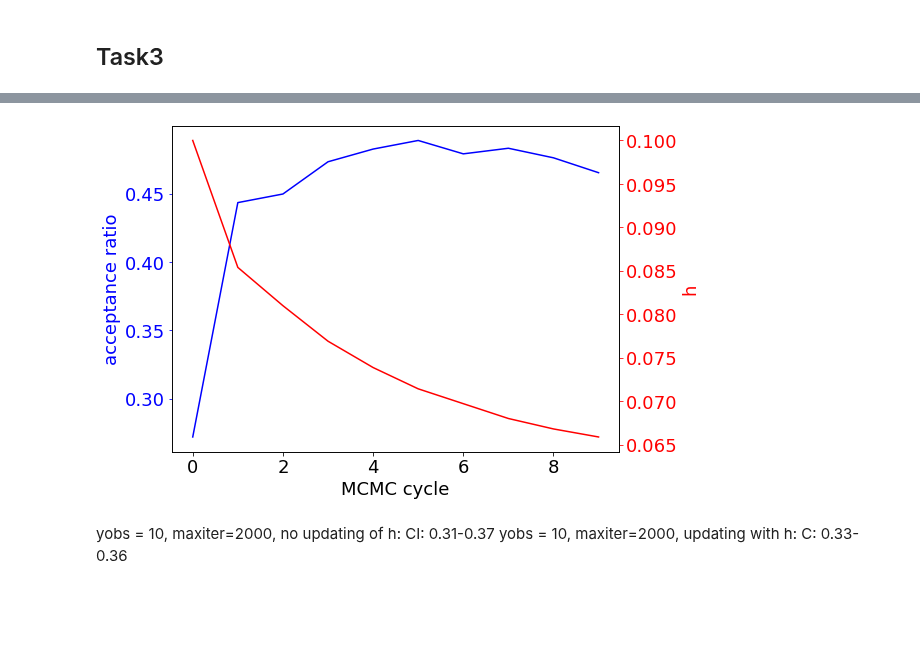
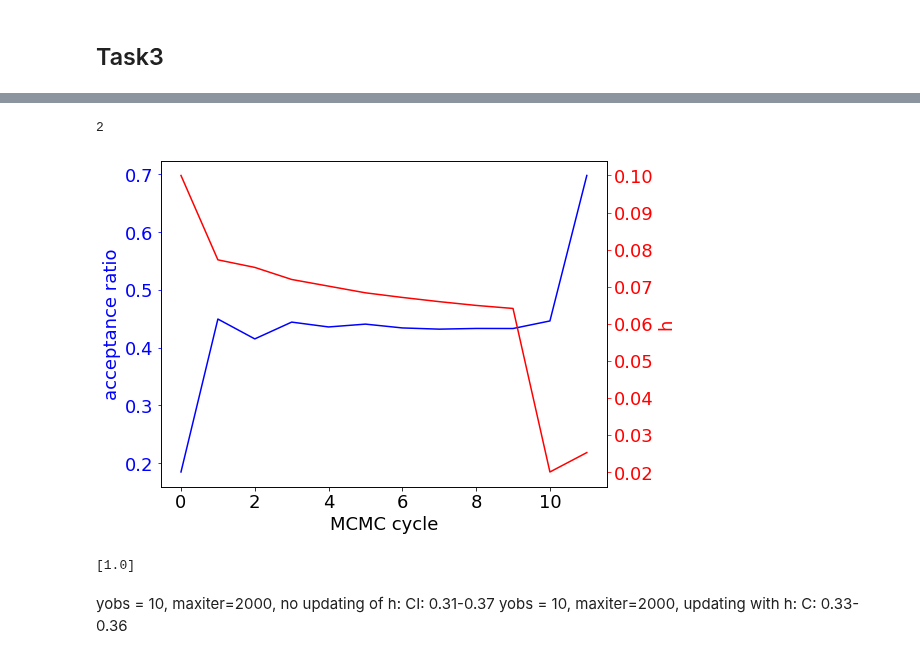
Before and after one commit to elindgren/asam_projects, a Jupyter notebook: Project3/project3_galton_board.ipynb, the cells around one changed output, grey strips where cells are left out. Cells and saved outputs as stored; diff of their text form; code cells hidden in the pictures; blank space fills up the shorter version.

Commit message:
Rework multiple data

```diff
--- a/Project3/project3_galton_board.ipynb
+++ b/Project3/project3_galton_board.ipynb
@@ -467,7 +459,7 @@ y_obs,_ = gen_data(nData, alpha = 0.2)
 def plot_posterior(ax, alpha, label, iteration, cycles, plot_ci=False):
     cpalette = sns.color_palette("Paired", cycles)
     ax.hist(alpha ,bins = 41, density = True, alpha=0.2, label=label, color=cpalette[iteration])
-    #sns.kdeplot(x=alpha, alpha=0.6, ax=ax, fill=False, color=cpalette[iteration])
+    sns.kdeplot(x=alpha, alpha=0.6, ax=ax, fill=False, color=cpalette[iteration])
     hdi = pymc3.stats.hpd(alpha, 0.90)
     ymax = ax.get_ylim()[1]
     if plot_ci:
@@ -480,7 +472,7 @@ def plot_posterior(ax, alpha, label, iteration, cycles, plot_ci=False):
     ax.legend(loc='best')
 #plt.savefig('figures_task2/w_posterior.png')
 # %%
-def cycles_MCMC(y_obs, s_std, alpha_std, max_iter=100,  h=0.5, cycles=1, plot=False):
+def cycles_MCMC(y_obs, s_std, alpha_std, prior, max_iter=100, h=0.5, case=1, cycles=1, plot=False):
     statistic = 'NN'
 
     alphas = []
@@ -488,25 +480,30 @@ def cycles_MCMC(y_obs, s_std, alpha_std, max_iter=100,  h=0.5, cycles=1, plot=Fa
     hs = []
     fig,ax = plt.subplots(figsize = (8,6))
 
-    prior = sc.stats.uniform(loc=0, scale=0.5)
     for i in tqdm(range(cycles)):
-        alpha = ABC_MCMC(y_obs, prior, h=h, statistic=statistic, max_iter=max_iter, s_std = s_std, alpha_std=alpha_std)
+        if case == 1:
+            alpha = ABC_MCMC(y_obs, prior, h=h, statistic=statistic, max_iter=max_iter, s_std = s_std, alpha_std=alpha_std)
+            acc_ratio = alpha.shape[0] / (y_obs.shape[0]*max_iter)
+        elif case== 2:
+            alpha = ABC_MCMC2(y_obs, prior, h=h, statistic=statistic, max_iter=max_iter, s_std = s_std, alpha_std=alpha_std)
+            acc_ratio = alpha.shape[0] / (max_iter)
         prior = sc.stats.norm(loc=np.mean(alpha), scale=np.std(alpha))
         if plot and (i%5==0 or i==cycles-1):
             plot_posterior(ax, alpha, f'{i}', i, cycles,plot_ci=i==cycles-1)
-        acc_ratio = alpha.shape[0] / (y_obs.shape[0]*max_iter)
         if not i==0:
-            h = h/(1 + 0.2*(acc_ratio/(acc_rat[-1]))) + 0.01
+            h = h/(1 + 0.2*(acc_ratio/(acc_rat[-1])))
         hs.append(h)
         acc_rat.append(acc_ratio)
         alphas.append(alpha)
-    return alphas, acc_rat, hs
+    return alphas, acc_rat, hs, prior
 
 
-nData = 10
-max_iter = int(10000/nData)
-y_obs,_ = gen_data(nData, alpha = 0.2)
+nData = 1000
+max_iter = 1000
+# y_obs,_ = gen_data(nData, alpha = 0.2)
+y_obs = gen_exp_data(nData)
 h = 0.1
-alphas, acc_rat, hs = cycles_MCMC(y_obs, s_std, alpha_std, max_iter = max_iter, h=h, cycles=10, plot=True)
-a=2
+# First run MCMC 1
+# prior = sc.stats.uniform(loc=0, scale=0.5)
+# alphas1, acc1, hs1, prior1 = cycles_MCMC(y_obs, s_std, alpha_std, prior=prior, max_iter = max_iter, h=h, case=1, cycles=10, plot=True)
 # %% [output]
@@ -513,0 +511,5 @@ a=2
+# %%
+# Then run MCMC 2 with alst post as prior
+h=0.02
+max_iter=1000
+alphas2, acc2, hs2, prior2 = cycles_MCMC(y_obs, s_std, alpha_std, prior=prior1, max_iter = max_iter, h=h, case=2, cycles=2, plot=True)
@@ -514,19 +519,27 @@ a=2
 # %%
+acc_rat = np.concatenate([acc1, acc2])
+hs = np.concatenate([hs1, hs2])
+
 fig, ax = plt.subplots(figsize=(8,6))
 p1, = ax.plot(acc_rat, c='b', label='acceptance ratio')
 ax2 = ax.twinx()
 p2, = ax2.plot(hs, c='r', label='h')
 
 ax2.set_ylabel('h')
 ax.set_ylabel('acceptance ratio')
 ax.set_xlabel('MCMC cycle')
 ax.yaxis.label.set_color(p1.get_color())
 ax2.yaxis.label.set_color(p2.get_color())
 ax.tick_params(axis='y', colors=p1.get_color())
 ax2.tick_params(axis='y', colors=p2.get_color())
 #ax2.set_yscale('log')
 # %% [output]
+2
-[figure, old version]
+[figure, new version]
+# %%
+print(acc2)
+# %% [output]
+[1.0]
 # %% [markdown]
 yobs = 10, maxiter=2000, no updating of h: CI: 0.31-0.37
 yobs = 10, maxiter=2000, updating with h: C: 0.33-0.36
```
Also changed, not shown: parts of 12 cells of this notebook.
